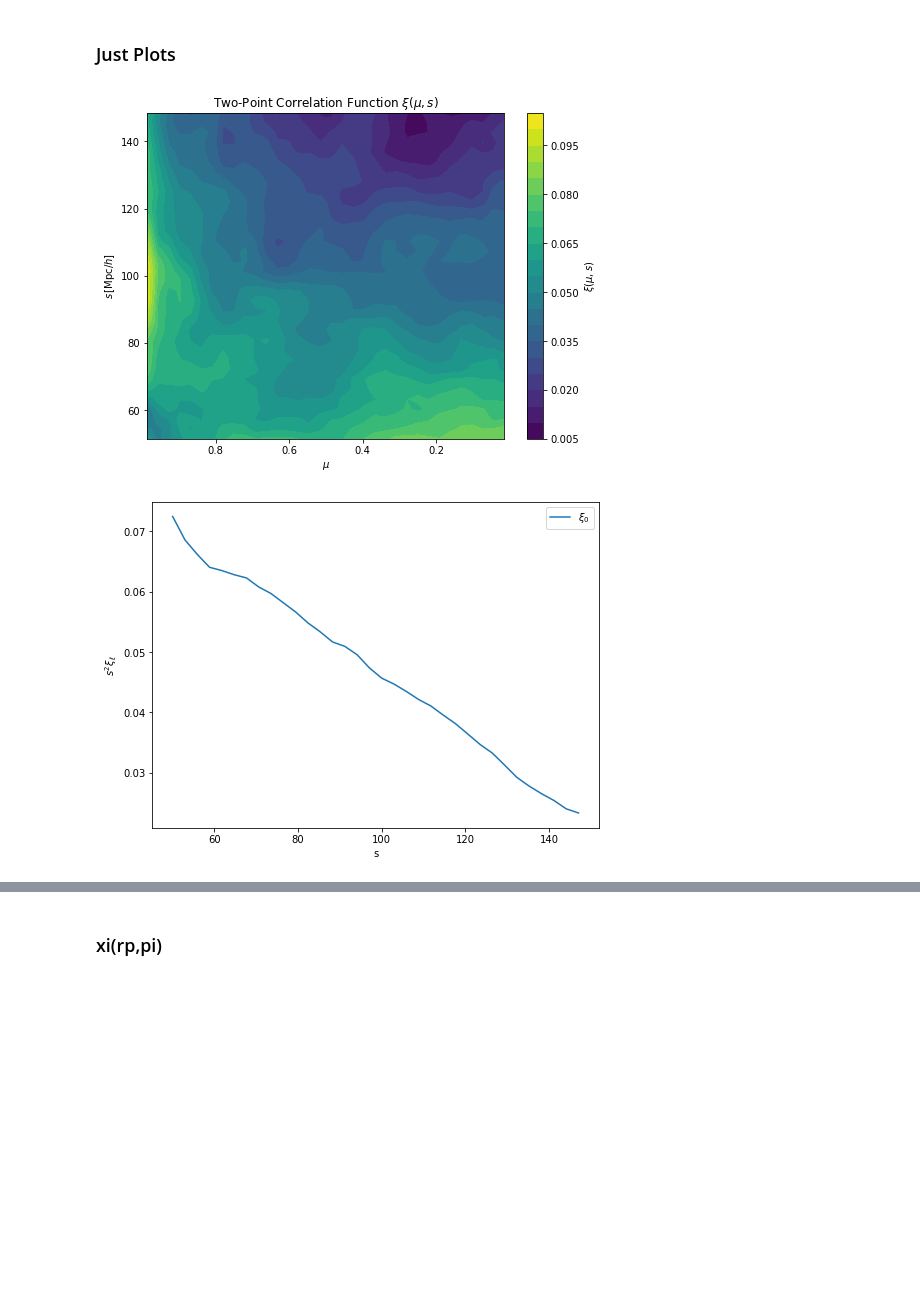
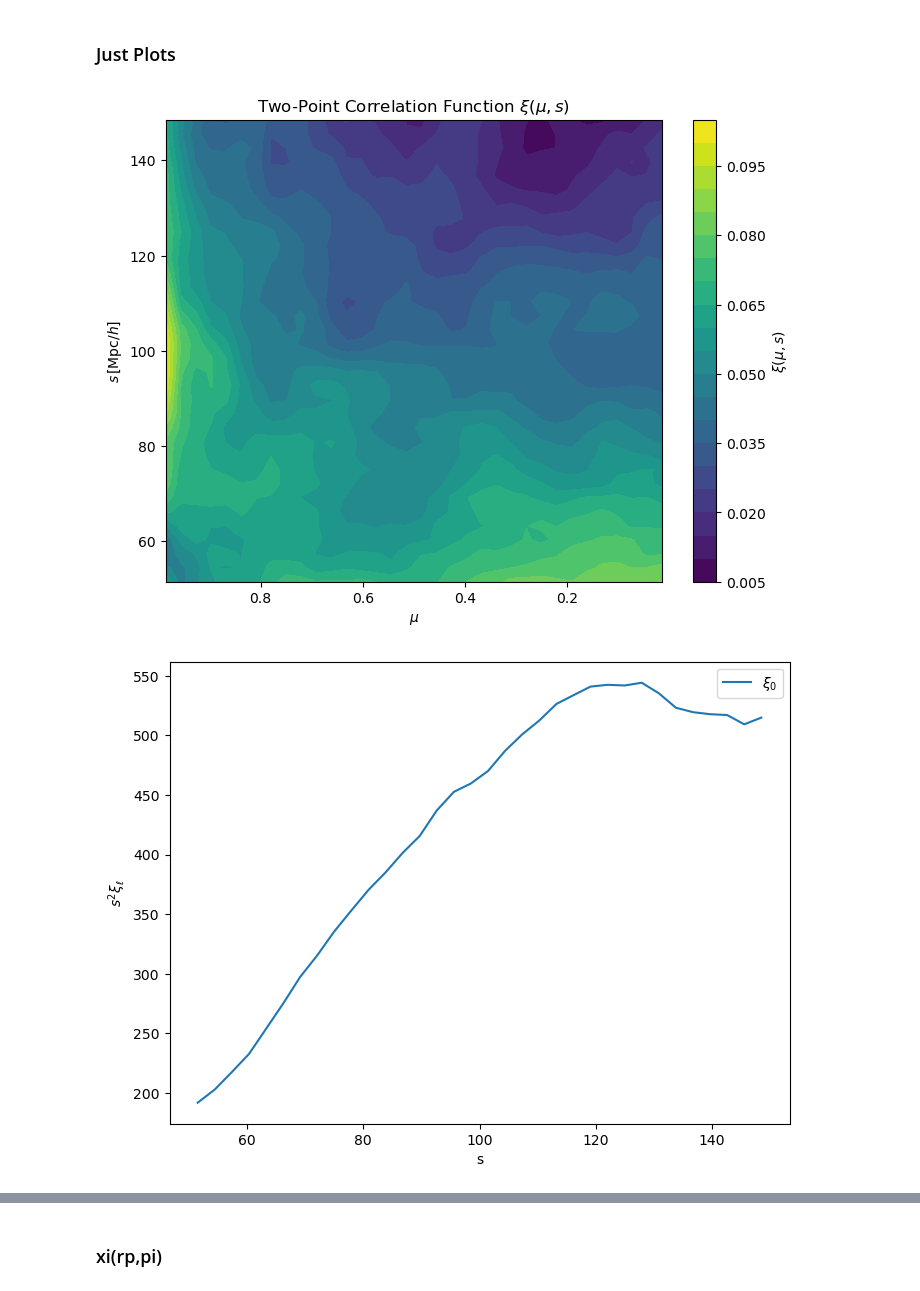
Before and after one commit to FedeDavilaKurban/filbao, a Jupyter notebook: 2dcorr_corrfunc.ipynb, the cells around one changed output, grey strips where cells are left out. Cells and saved outputs as stored; diff of their text form; code cells hidden in the pictures; blank space fills up the shorter version.

```diff
--- a/2dcorr_corrfunc.ipynb
+++ b/2dcorr_corrfunc.ipynb
@@ -356,40 +356,41 @@ def plot_xil(filename):
     xi = data['xi']  # Structured array for 2D correlation function
 
     xi_l = get_xi0246(xi,np.linspace(0,1,mu),s)
 
     #nr = 2.5+np.linspace(5.,150.,nbins_s+1)[:-1]
     r = bins[:-1]
+    r = 0.5 * (bins[:-1] + bins[1:])  # Midpoints of s bins
     plt.figure(figsize=(8, 6))
-    plt.plot(r,(xi_l[0]),label=r'$\xi_0$',c='C00')
+    plt.plot(r,(xi_l[0])*r**2,label=r'$\xi_0$',c='C00')
     #plt.plot(r,(-xi_l[1]),label=r'$\xi_2$',c='C01')
     #plt.plot(r,(r**2)*(-xi_l[2]),label=r'$\xi_4$',c='C02')
 
     plt.xlabel('s')
     plt.ylabel(r'$s^2\xi_{\ell}$')
     plt.legend()
     plt.savefig(filename+'_xil.png')
     plt.show()
 
 # Main execution
 if __name__ == "__main__":
 
     import time
 
-    zmin, zmax = 0.05, 0.15
+#    zmin, zmax = 0.05, 0.15
     sample = 'allgxs' #['filgxs','nonfilgxs','allgxs']
 
-    bins = np.linspace(50, 150, 35)  # Separation bins in Mpc/h
-    nmu_bins = len(bins)-1  # Number of mu bins
+    filename = f'2dcorr_corrfunc_{sample}'
+
+    data = np.load(filename+'.npz')
+    xi = data['xi']
+    s = data['s']
+    mu = data['mu']
 
     # Plot xi(mu, s)
-    filename = f'2dcorr_corrfunc_{sample}'
     plot_xi_mu_s_contours(xi, bins, nmu_bins, filename+'.png')
-
-    # Save results
-    np.savez(filename+'.npz', xi=xi, s=bins, mu=nmu_bins)
 
     # PLot xi_l
     plot_xil(filename)
 # %% [output]
-[figure, old version]
+[figure, new version]
-[figure, old version]
+[figure, new version]
```
Also changed, not shown: parts of 10 cells of this notebook, 3 other files.
